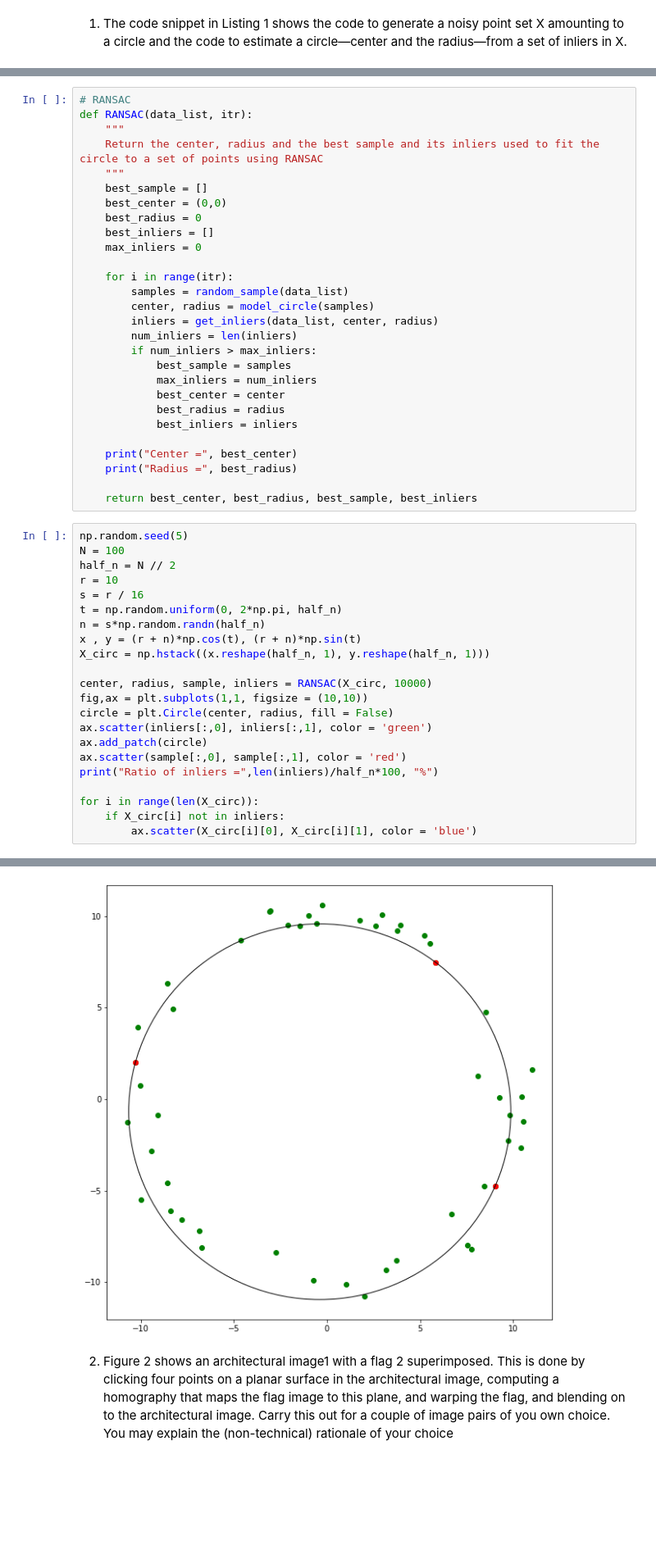
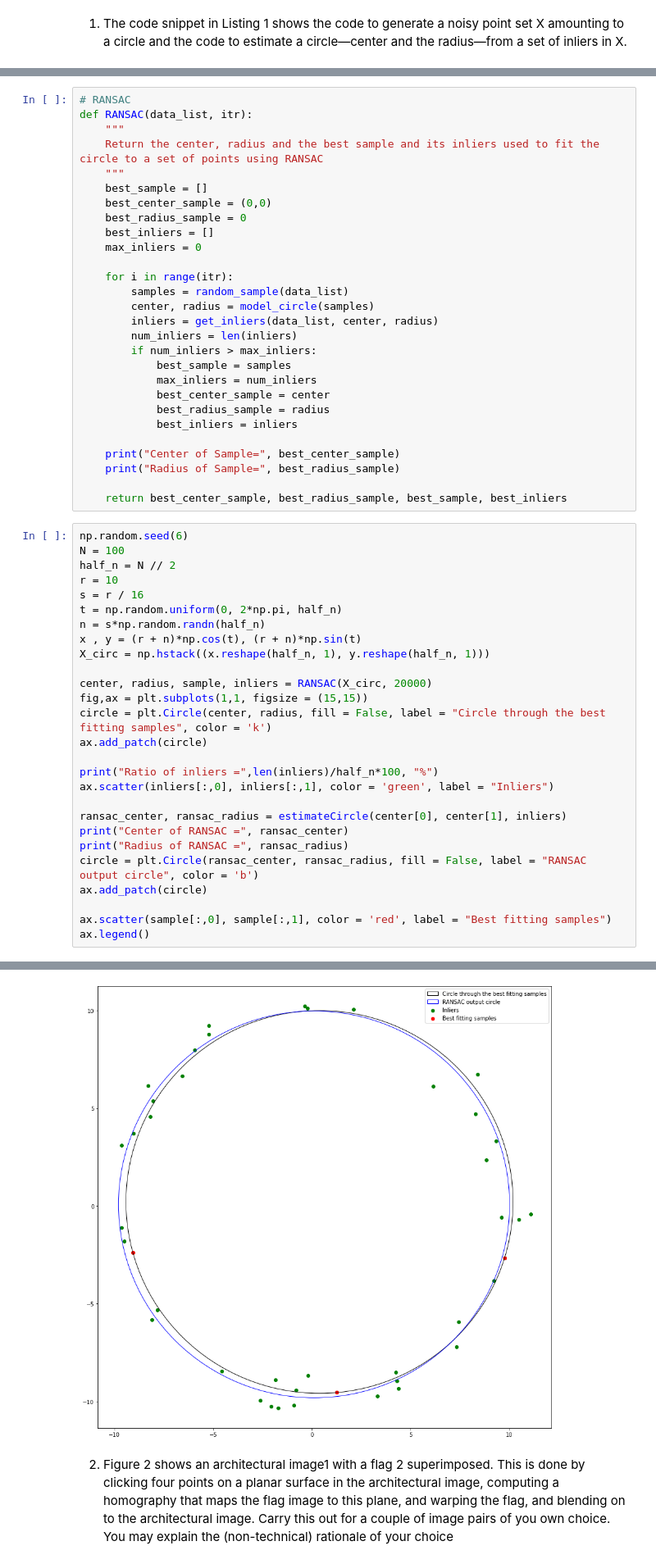
Before and after one commit to chathuni1999/EN2550, a Jupyter notebook: Assignments/Assignment 2/Assignment_2.ipynb, the cells around one changed output, grey strips where cells are left out. Shown at 82% size. Cells and saved outputs as stored; diff of their text form; blank space fills up the shorter version.

```diff
--- a/Assignments/Assignment 2/Assignment_2.ipynb
+++ b/Assignments/Assignment 2/Assignment_2.ipynb
@@ -61,8 +80,8 @@ def RANSAC(data_list, itr):
     Return the center, radius and the best sample and its inliers used to fit the circle to a set of points using RANSAC
     """
     best_sample = []
-    best_center = (0,0)
-    best_radius = 0
+    best_center_sample = (0,0)
+    best_radius_sample = 0
     best_inliers = []
     max_inliers = 0
 
@@ -74,16 +93,16 @@ def RANSAC(data_list, itr):
         if num_inliers > max_inliers:
             best_sample = samples
             max_inliers = num_inliers
-            best_center = center
-            best_radius = radius
+            best_center_sample = center
+            best_radius_sample = radius
             best_inliers = inliers
 
-    print("Center =", best_center)
-    print("Radius =", best_radius)
+    print("Center of Sample=", best_center_sample)
+    print("Radius of Sample=", best_radius_sample)
 
-    return best_center, best_radius, best_sample, best_inliers
+    return best_center_sample, best_radius_sample, best_sample, best_inliers
 # %%
-np.random.seed(5)
+np.random.seed(6)
 N = 100
 half_n = N // 2
 r = 10
@@ -93,15 +112,20 @@ n = s*np.random.randn(half_n)
 x , y = (r + n)*np.cos(t), (r + n)*np.sin(t)
 X_circ = np.hstack((x.reshape(half_n, 1), y.reshape(half_n, 1)))
 
-center, radius, sample, inliers = RANSAC(X_circ, 10000)
-fig,ax = plt.subplots(1,1, figsize = (10,10))
-circle = plt.Circle(center, radius, fill = False)
-ax.scatter(inliers[:,0], inliers[:,1], color = 'green')
+center, radius, sample, inliers = RANSAC(X_circ, 20000)
+fig,ax = plt.subplots(1,1, figsize = (15,15))
+circle = plt.Circle(center, radius, fill = False, label = "Circle through the best fitting samples", color = 'k')
 ax.add_patch(circle)
-ax.scatter(sample[:,0], sample[:,1], color = 'red')
+
 print("Ratio of inliers =",len(inliers)/half_n*100, "%")
+ax.scatter(inliers[:,0], inliers[:,1], color = 'green', label = "Inliers")
 
-for i in range(len(X_circ)):
-    if X_circ[i] not in inliers:
-        ax.scatter(X_circ[i][0], X_circ[i][1], color = 'blue')
+ransac_center, ransac_radius = estimateCircle(center[0], center[1], inliers)
+print("Center of RANSAC =", ransac_center)
+print("Radius of RANSAC =", ransac_radius)
+circle = plt.Circle(ransac_center, ransac_radius, fill = False, label = "RANSAC output circle", color = 'b')
+ax.add_patch(circle)
+
+ax.scatter(sample[:,0], sample[:,1], color = 'red', label = "Best fitting samples")
+ax.legend()
 # %% [output]
@@ -111,4 +138,4 @@ Ratio of inliers = 100.0 %
-[figure, old version]
+[figure, new version]
 # %% [markdown]
 2. Figure 2 shows an architectural image1 with a flag 2
 superimposed. This is done by clicking four points on a
```
Also changed, not shown: parts of 6 cells of this notebook, 11 other files.
